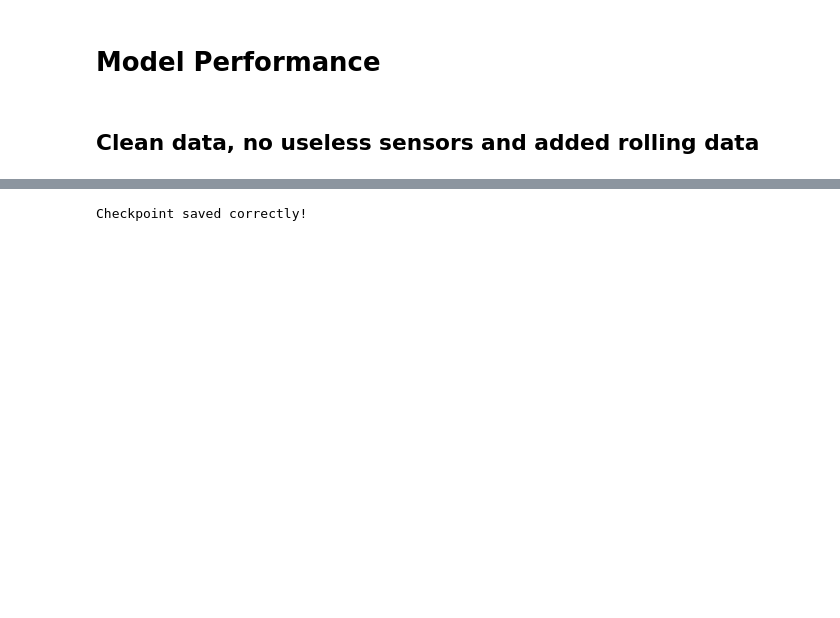
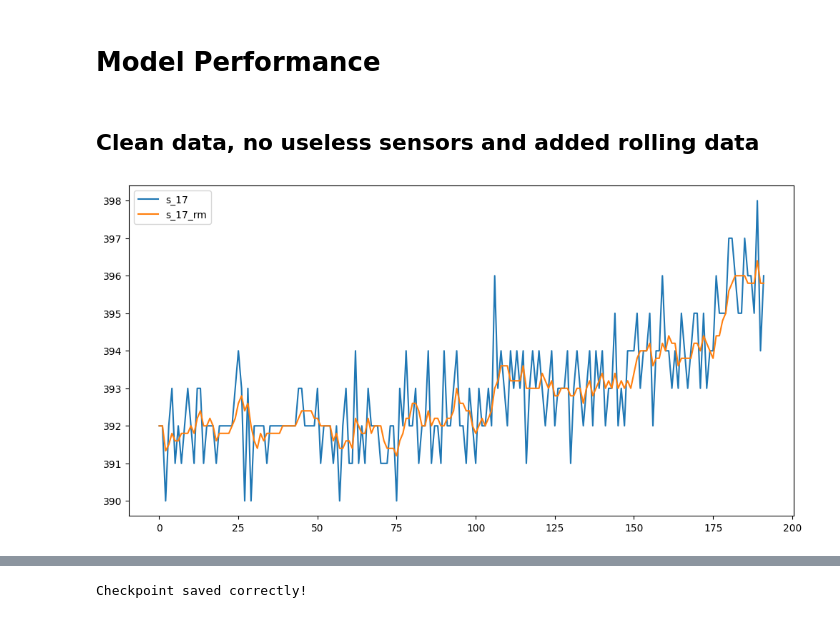
Before and after one commit to BalorLC3/Platform-for-Predictive-Maintanance, a Jupyter notebook: notebooks/final_model.ipynb, the cells around one changed output, grey strips where cells are left out. Cells and saved outputs as stored; diff of their text form; code cells hidden in the pictures; blank space fills up the shorter version.

```diff
--- a/notebooks/final_model.ipynb
+++ b/notebooks/final_model.ipynb
@@ -239,30 +235,32 @@ def plot_performance(
 # %%
 drop_cols = [
     "setting_1",
     "setting_2",
     "setting_3",
     "cycle",
     "s_1", "s_5", "s_6","s_10", "s_16", "s_18", "s_19"
 ]
 
 df_clean = df_train.drop(columns=drop_cols)
 feature_columns = [col for col in df_clean.columns]
 
-def calculate_rolling_mean(df, window=10):
+def calculate_rolling_mean(df, window=5):
     '''Calculates rolling features'''
     df = df.copy()
 
     sensor_cols = [c for c in df.columns if c.startswith("s_")]
 
     for sensor in sensor_cols:
         df[f"{sensor}_rm"] = (
             df.groupby("engine")[sensor]
               .transform(lambda x: x.rolling(window, min_periods=1).mean())
         )
 
     return df
 
 df_rm = calculate_rolling_mean(df_clean)
 sample_engine = df_rm[df_rm['engine'] == 1]
-sample_engine[['s_17', 's_17_rm']].plot(figsize=(12,6))
+sample_engine[['s_17', 's_17_rm']].plot(figsize=(12,6));
+# %% [output]
+[figure, added]
 # %%
```
Also changed, not shown: parts of 11 cells of this notebook, 12 other files.
